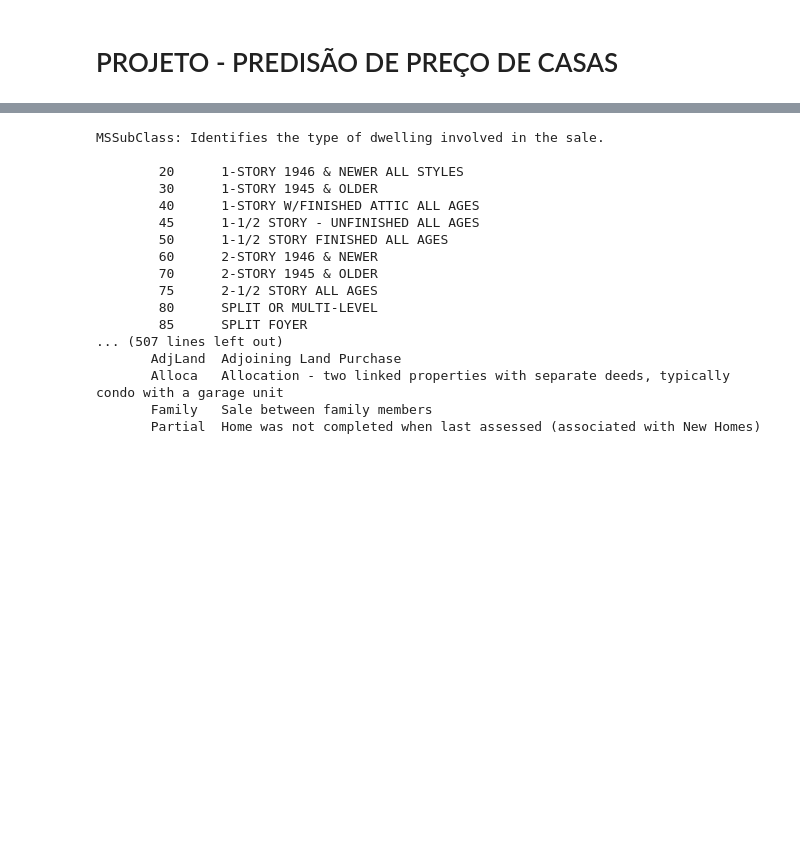
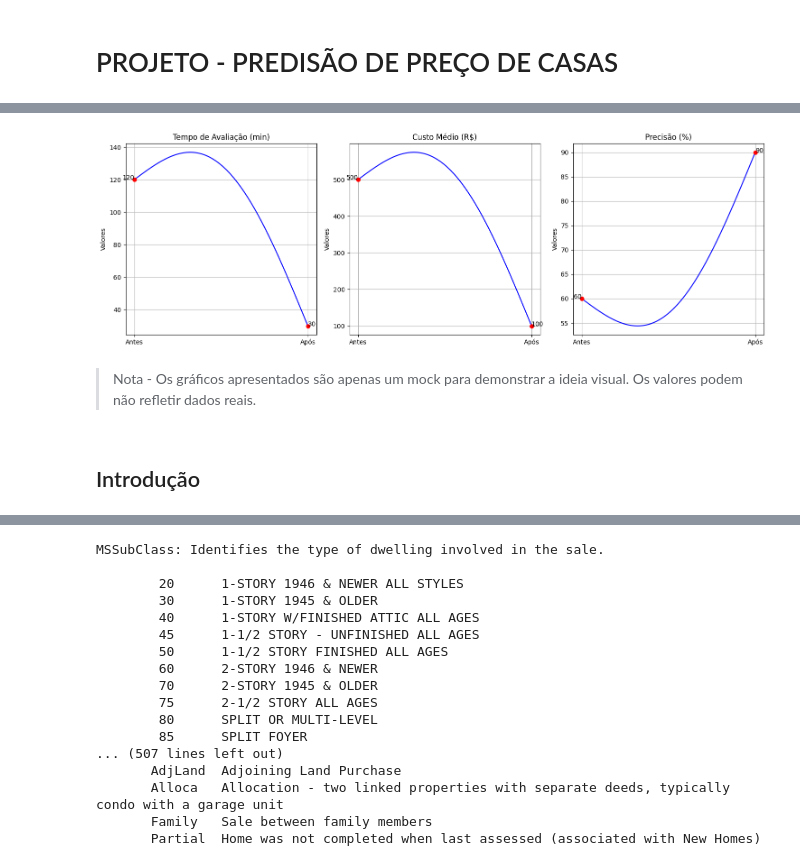
Before and after one commit to GahBarbosa/HousePrediction, a Jupyter notebook: HousePricePrediction.ipynb, the cells around one changed output, grey strips where cells are left out. Drawn from its saved outputs; the diff is of its cells as text; code cells hidden in the pictures; blank space fills up the shorter version.

```diff
--- a/HousePricePrediction.ipynb
+++ b/HousePricePrediction.ipynb
@@ -19,0 +39,32 @@ df = pd.read_csv('train.csv')
+# %%
+# Definição das categorias e valores
+categorias = ['Tempo de Avaliação (min)', 'Custo Médio (R$)', 'Precisão (%)']
+antes = [120, 500, 60]  # Valores antes da implementação
+apos = [30, 100, 90]  # Valores após a implementação
+
+fig, axes = plt.subplots(1, 3, figsize=(15, 5))  # Criando 3 gráficos lado a lado
+
+graficos = zip(axes, categorias, antes, apos)
+
+for ax, categoria, valor_antes, valor_apos in graficos:
+    x = np.linspace(0, 1, 100)
+    curva = np.interp(x, [0, 1], [valor_antes, valor_apos]) + np.sin(x * np.pi) * (valor_antes - valor_apos) * 0.6
+
+    ax.plot(x, curva, linestyle='-', color='blue')
+    ax.scatter([0, 1], [valor_antes, valor_apos], color='red', zorder=3)
+    ax.set_xticks([0, 1])
+    ax.set_xticklabels(['Antes', 'Após'])
+    ax.set_title(categoria)
+    ax.set_ylabel('Valores')
+    ax.grid(True)
+    ax.text(0, valor_antes, str(valor_antes), ha='right', fontsize=10)
+    ax.text(1, valor_apos, str(valor_apos), ha='left', fontsize=10)
+
+plt.tight_layout()
+plt.show()
+# %% [output]
+[figure, added]
+# %% [markdown]
+> Nota - Os gráficos apresentados são apenas um mock para demonstrar a ideia visual. Os valores podem não refletir dados reais.
+# %% [markdown]
+## Introdução
```
Also changed, not shown: parts of 18 cells of this notebook.
